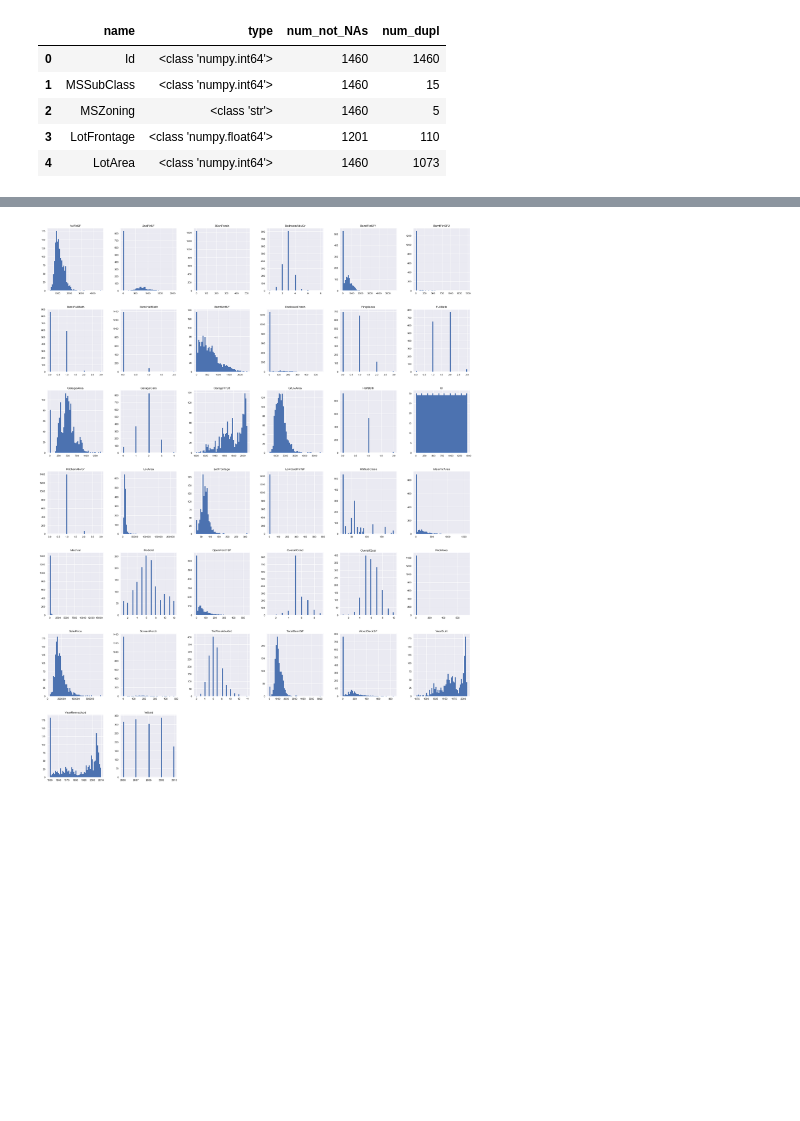
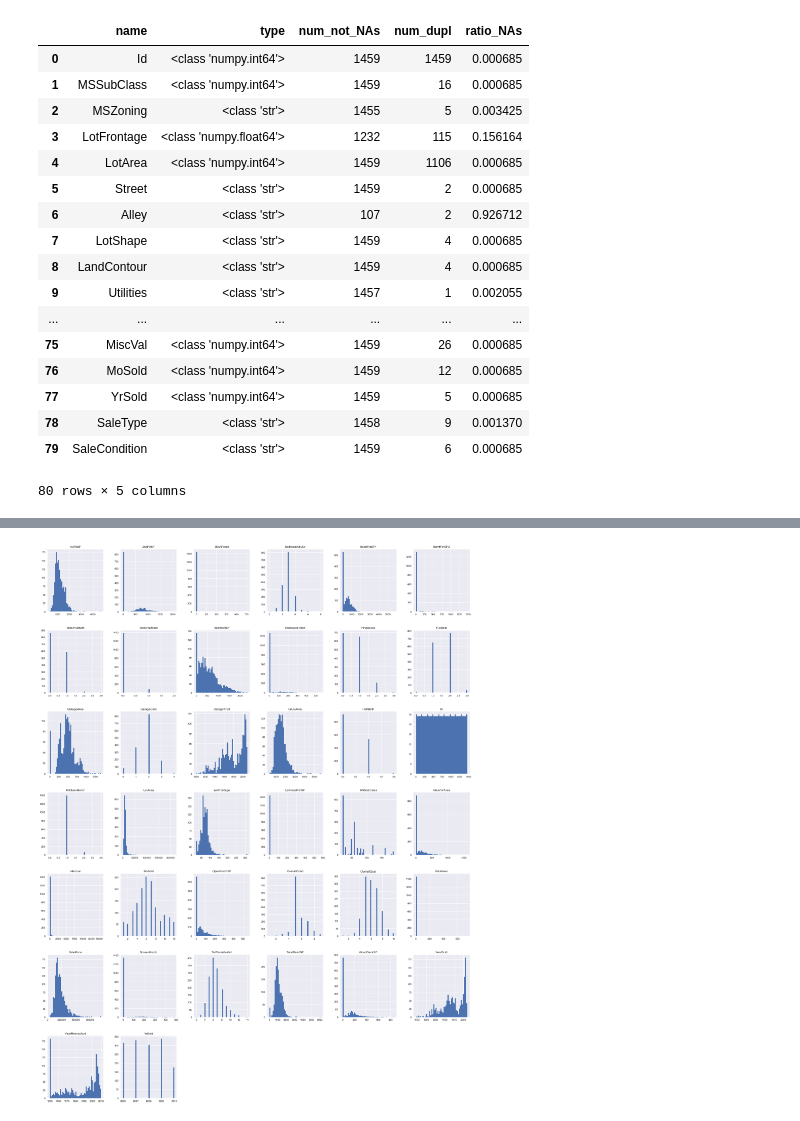
Before and after one commit to joshualee791204/Octopus, a Jupyter notebook: Individual_Variables_Analysis.ipynb, the cells around one changed output, grey strips where cells are left out. Cells and saved outputs as stored; diff of their text form; code cells hidden in the pictures; blank space fills up the shorter version.

```diff
--- a/Individual_Variables_Analysis.ipynb
+++ b/Individual_Variables_Analysis.ipynb
@@ -79,14 +98,26 @@ def plot_individual_columns(df,range_col):
 ##you can choose the range(81) to get all the plots but not the strs
 #plot_individual_columns(df,range(82))
 # %%
-summary_indetail(df).head()
+summary_indetail(df)
 # %% [output]
-|  | name | type | num_not_NAs | num_dupl |
-| 0 | Id | <class 'numpy.int64'> | 1460 | 1460 |
-| 1 | MSSubClass | <class 'numpy.int64'> | 1460 | 15 |
-| 2 | MSZoning | <class 'str'> | 1460 | 5 |
-| 3 | LotFrontage | <class 'numpy.float64'> | 1201 | 110 |
-| 4 | LotArea | <class 'numpy.int64'> | 1460 | 1073 |
+|  | name | type | num_not_NAs | num_dupl | ratio_NAs |
+| 0 | Id | <class 'numpy.int64'> | 1459 | 1459 | 0.000685 |
+| 1 | MSSubClass | <class 'numpy.int64'> | 1459 | 16 | 0.000685 |
+| 2 | MSZoning | <class 'str'> | 1455 | 5 | 0.003425 |
+| 3 | LotFrontage | <class 'numpy.float64'> | 1232 | 115 | 0.156164 |
+| 4 | LotArea | <class 'numpy.int64'> | 1459 | 1106 | 0.000685 |
+| 5 | Street | <class 'str'> | 1459 | 2 | 0.000685 |
+| 6 | Alley | <class 'str'> | 107 | 2 | 0.926712 |
+| 7 | LotShape | <class 'str'> | 1459 | 4 | 0.000685 |
+| 8 | LandContour | <class 'str'> | 1459 | 4 | 0.000685 |
+| 9 | Utilities | <class 'str'> | 1457 | 1 | 0.002055 |
+| ... | ... | ... | ... | ... | ... |
+| 75 | MiscVal | <class 'numpy.int64'> | 1459 | 26 | 0.000685 |
+| 76 | MoSold | <class 'numpy.int64'> | 1459 | 12 | 0.000685 |
+| 77 | YrSold | <class 'numpy.int64'> | 1459 | 5 | 0.000685 |
+| 78 | SaleType | <class 'str'> | 1458 | 9 | 0.001370 |
+| 79 | SaleCondition | <class 'str'> | 1459 | 6 | 0.000685 |
+80 rows × 5 columns
 # %%
 pd.set_option('display.max_columns', 100)
 #temp.ratio_NAs.sort_values(ascending=False)
```
Also changed, not shown: parts of 7 cells of this notebook, 2 other files.
